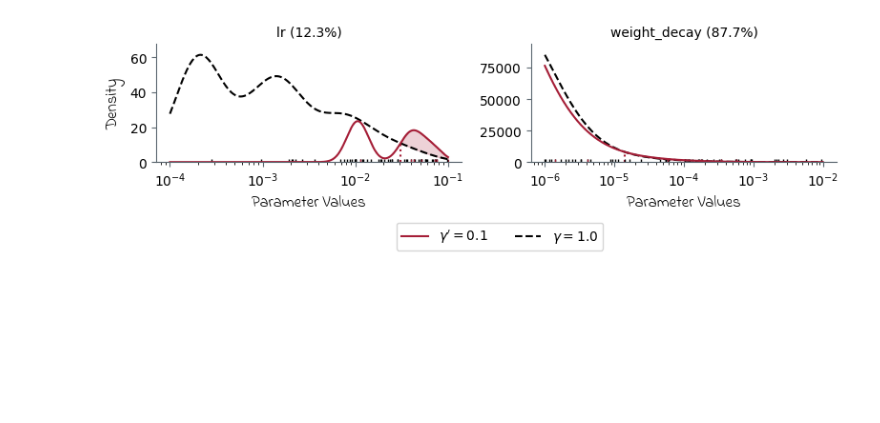
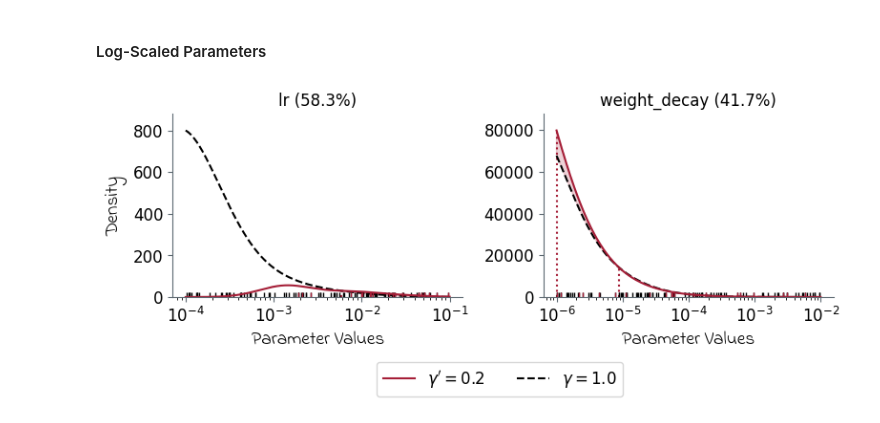
Before and after one commit to mrvnthss/rsa-vision-networks, a Jupyter notebook: notebooks/8.0-mt-optuna-studies.ipynb, the cells around one changed output. Cells and saved outputs as stored; diff of their text form; code cells hidden in the pictures; blank space fills up the shorter version.

```diff
--- a/notebooks/8.0-mt-optuna-studies.ipynb
+++ b/notebooks/8.0-mt-optuna-studies.ipynb
@@ -63,27 +59,28 @@ step_lr_random_median_log.head(10)
 # %%
 # Load study results from database
-step_lr_random_median_study = optuna.load_study(
-    study_name="lenet_fashionmnist/hparam_tuning/optuna/step_lr_random_median/2024-11-08_07-53-02",
+step_lr_random_study = optuna.load_study(
+    study_name="lenet_fashionmnist/hparam_tuning/optuna/step_lr_random/2025-01-12_12-22-46",
     storage="sqlite:///../optuna_studies.sqlite3"
 )
 
-# Compute local HPI with gamma' = 0.1 and gamma = 1.0
-global_hpi = compute_hpi(
-    step_lr_random_median_study,
-    gamma_prime=0.1,
-    normalize=True,
+# Global HPI with gamma = 0.2
+fig, axes = plot_marginal_pdfs(
+    step_lr_random_study,
+    gamma_prime=0.2,
     params=[
-        "main_scheduler.lr_gamma",
         "optimizer.momentum",
         "transform.train.crop_ratio.lower",
-        "transform.train.crop_scale.lower"
-    ]
+        "transform.train.crop_scale.lower",
+        "main_scheduler.lr_gamma"
+    ],
+    params_aliases=[
+        "momentum",
+        "crop_ratio",
+        "crop_scale",
+        "lr_gamma"
+    ],
+    normalize=True,
+    plot_against_uniform=True
 )
-
-# Convert results to DataFrame
-for k in global_hpi:
-    global_hpi[k] = round(global_hpi[k] * 100, 1)
-global_hpi_df = pd.DataFrame(list(global_hpi.items()), columns=["Parameter", "HPI"])
-global_hpi_df = global_hpi_df.sort_values(by=["HPI"], ascending=False)
-global_hpi_df
+plt.show()
 # %% [output]
@@ -142,16 +165,21 @@ fig, axes = plot_marginal_pdfs(
+# %% [markdown]
+#### Log-Scaled Parameters
 # %%
+# Local HPI with gamma' = 0.2 and gamma = 1.0
 fig, axes = plot_marginal_pdfs(
-    step_lr_random_median_study,
-    gamma_prime=0.1,
+    step_lr_random_study,
+    gamma_prime=0.2,
     params=[
         "optimizer.lr",
         "optimizer.weight_decay"
     ],
     params_aliases=[
         "lr",
         "weight_decay"
     ],
-    normalize=True
+    normalize=True,
+    plot_against_uniform=False
 )
+plt.show()
 # %% [output]
-[figure, old version]
+[figure, new version]
```
Also changed, not shown: parts of 15 cells of this notebook, 2 other files.
